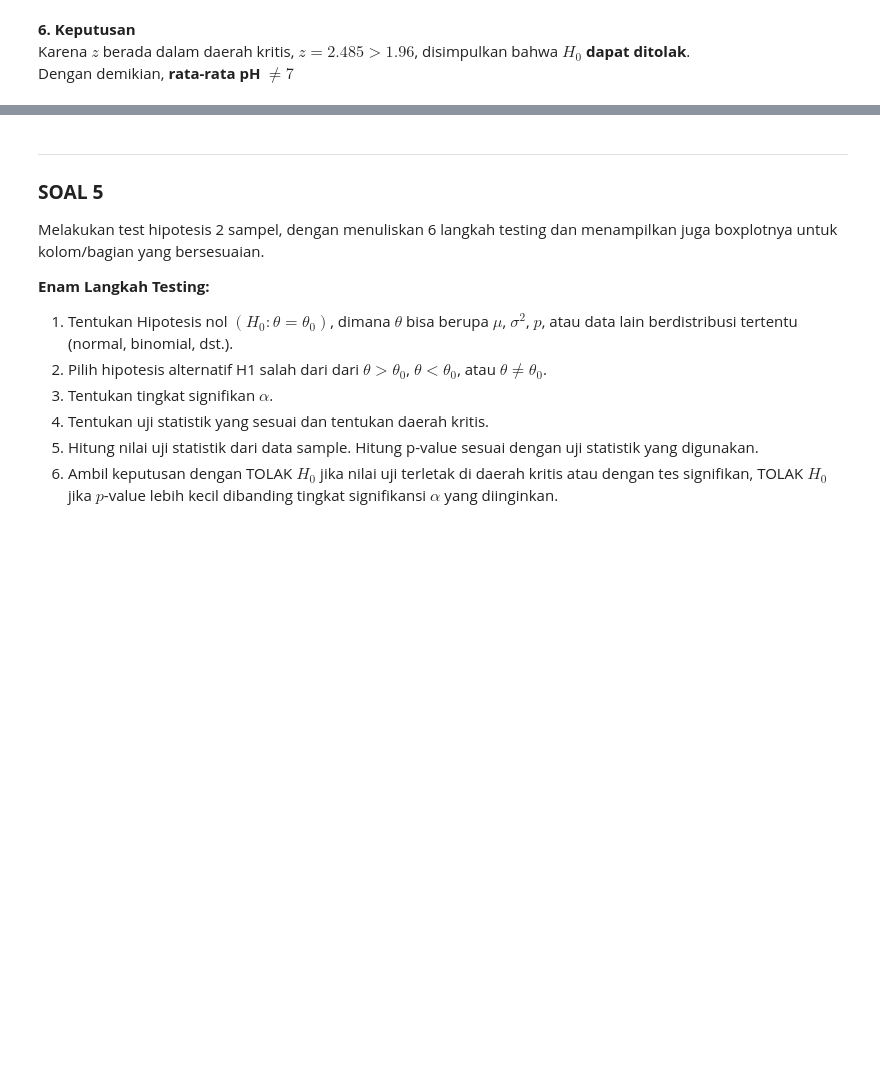
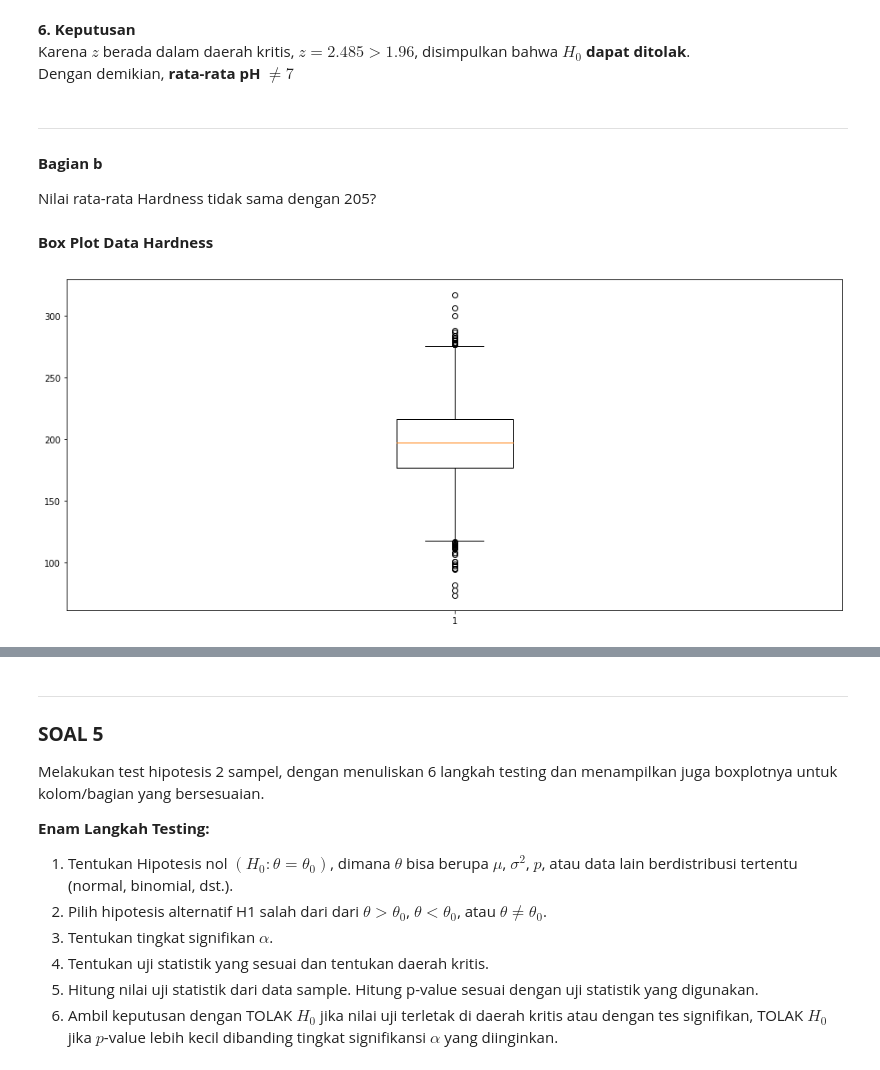
Before and after one commit to firizky29/probability-and-statistics-analysis, a Jupyter notebook: src/main.ipynb, the cells around one changed output, grey strips where cells are left out. Cells and saved outputs as stored; diff of their text form; code cells hidden in the pictures; blank space fills up the shorter version.

```diff
--- a/src/main.ipynb
+++ b/src/main.ipynb
@@ -551,3 +558,15 @@ p = 0.012938952577792984
 **6. Keputusan**
 Karena $z$ berada dalam daerah kritis, $z = 2.485 > 1.96$, disimpulkan bahwa $H_0$ **dapat ditolak**.
 Dengan demikian, **rata-rata pH $\neq 7$**
+# %% [markdown]
+***
+#### **Bagian b**
+Nilai rata-rata Hardness tidak sama dengan 205?
+# %% [markdown]
+**Box Plot Data Hardness**
+# %%
+plt.figure(figsize=(16, 7))
+plt.boxplot(df['Hardness'])
+plt.show()
+# %% [output]
+[figure, added]
```
Also changed, not shown: parts of 13 cells of this notebook.
